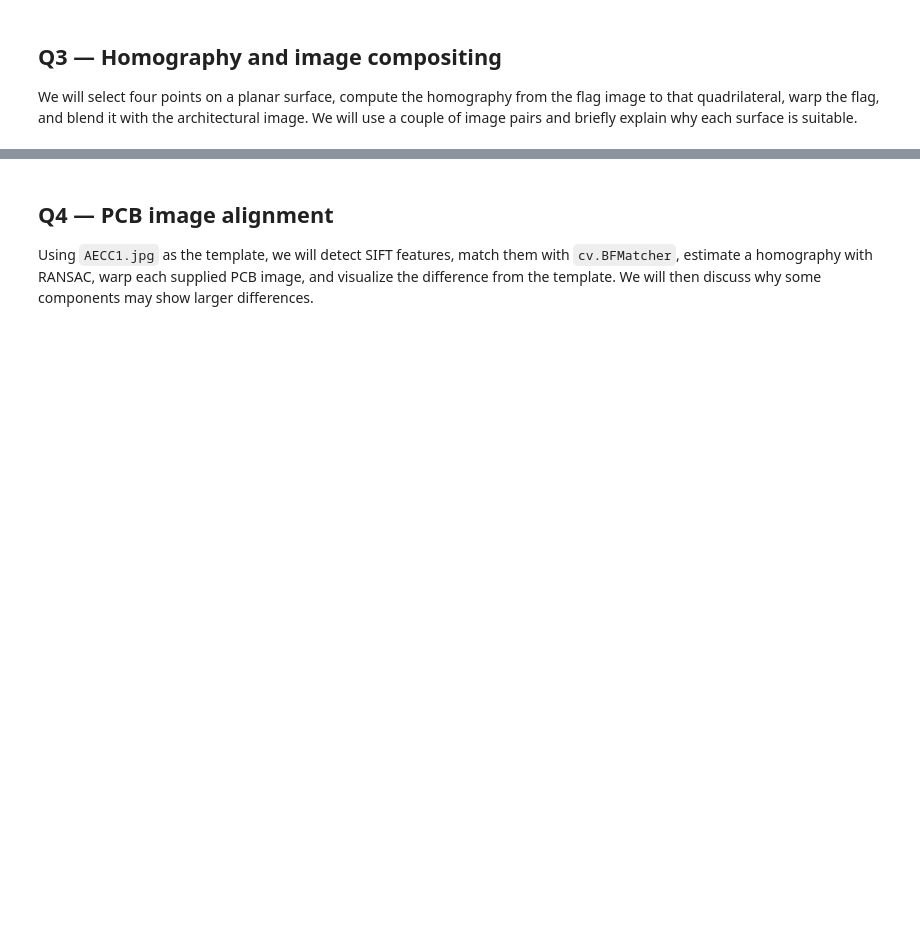
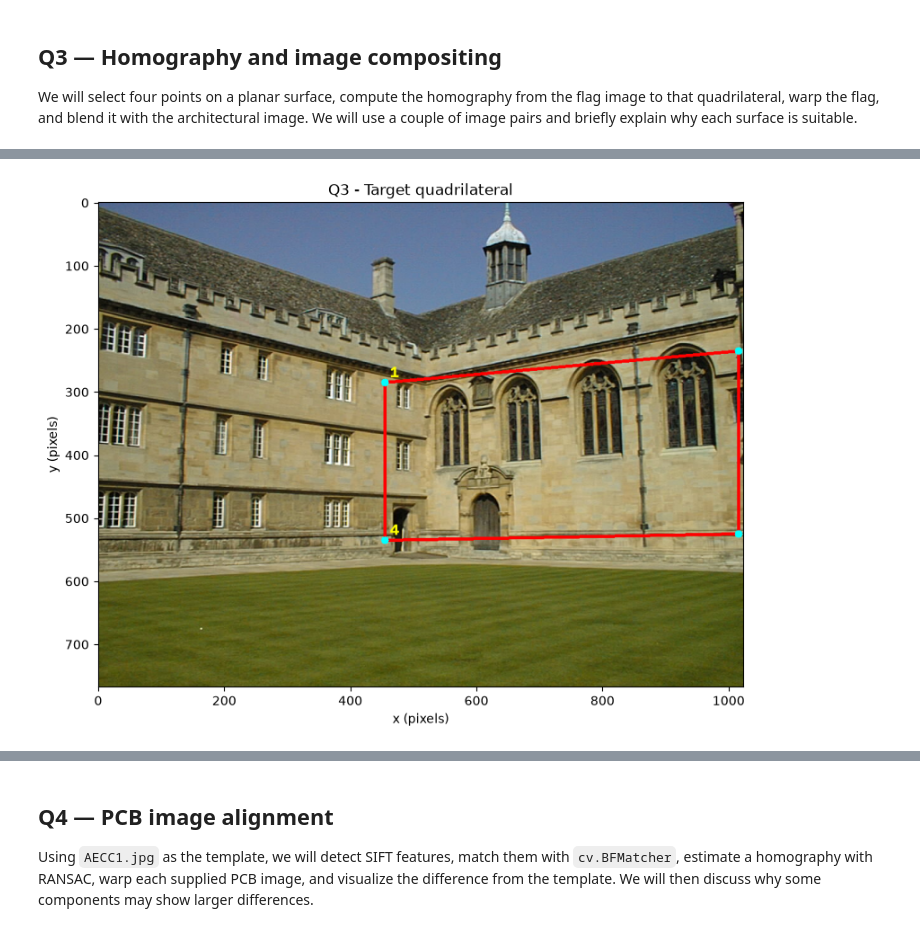
Before and after one commit to Abdul-Rahman-bme/EN3160-Image-processing-and-Machine-Vision, a Jupyter notebook: Assignment_02/230507R_EN3160_A02.ipynb, the cells around one changed output, grey strips where cells are left out. Drawn from its saved outputs; the diff is of its cells as text; code cells hidden in the pictures; blank space fills up the shorter version.

```diff
--- a/Assignment_02/230507R_EN3160_A02.ipynb
+++ b/Assignment_02/230507R_EN3160_A02.ipynb
@@ -367,0 +395,37 @@ We will select four points on a planar surface, compute the homography from the
+# %%
+# Q3 - Select the target quadrilateral on the building
+
+building_h, building_w = building.shape[:2]
+
+dst_pts = np.float32([
+    [455, 285],                 # Top-left
+    [building_w - 8, 235],      # Top-right
+    [building_w - 8, 525],      # Bottom-right
+    [455, 535]                  # Bottom-left
+])
+
+preview = building_rgb.copy()
+
+cv.polylines(
+    preview,
+    [dst_pts.astype(np.int32)],
+    True,
+    (255, 0, 0),
+    3
+)
+
+for i, (x, y) in enumerate(dst_pts, start=1):
+    cv.circle(preview, (int(x), int(y)), 6, (0, 255, 255), -1)
+    cv.putText(
+        preview, str(i), (int(x) + 8, int(y) - 8),
+        cv.FONT_HERSHEY_SIMPLEX, 0.8, (255, 255, 0), 2
+    )
+
+plt.figure(figsize=(10, 7))
+plt.imshow(preview)
+plt.title("Q3 - Target quadrilateral")
+plt.xlabel("x (pixels)")
+plt.ylabel("y (pixels)")
+plt.show()
+# %% [output]
+[figure, added]
```
Also changed, not shown: parts of 5 cells of this notebook.
